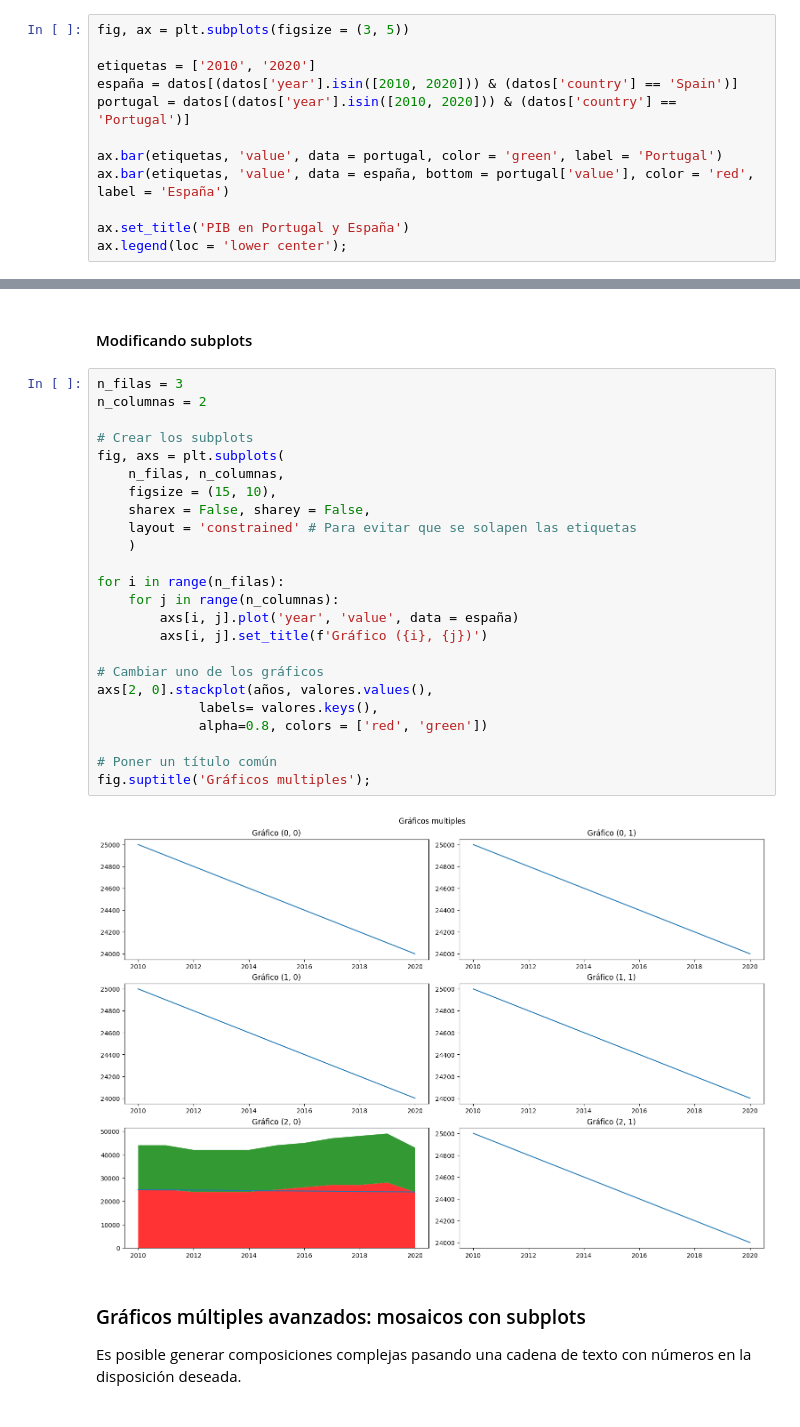
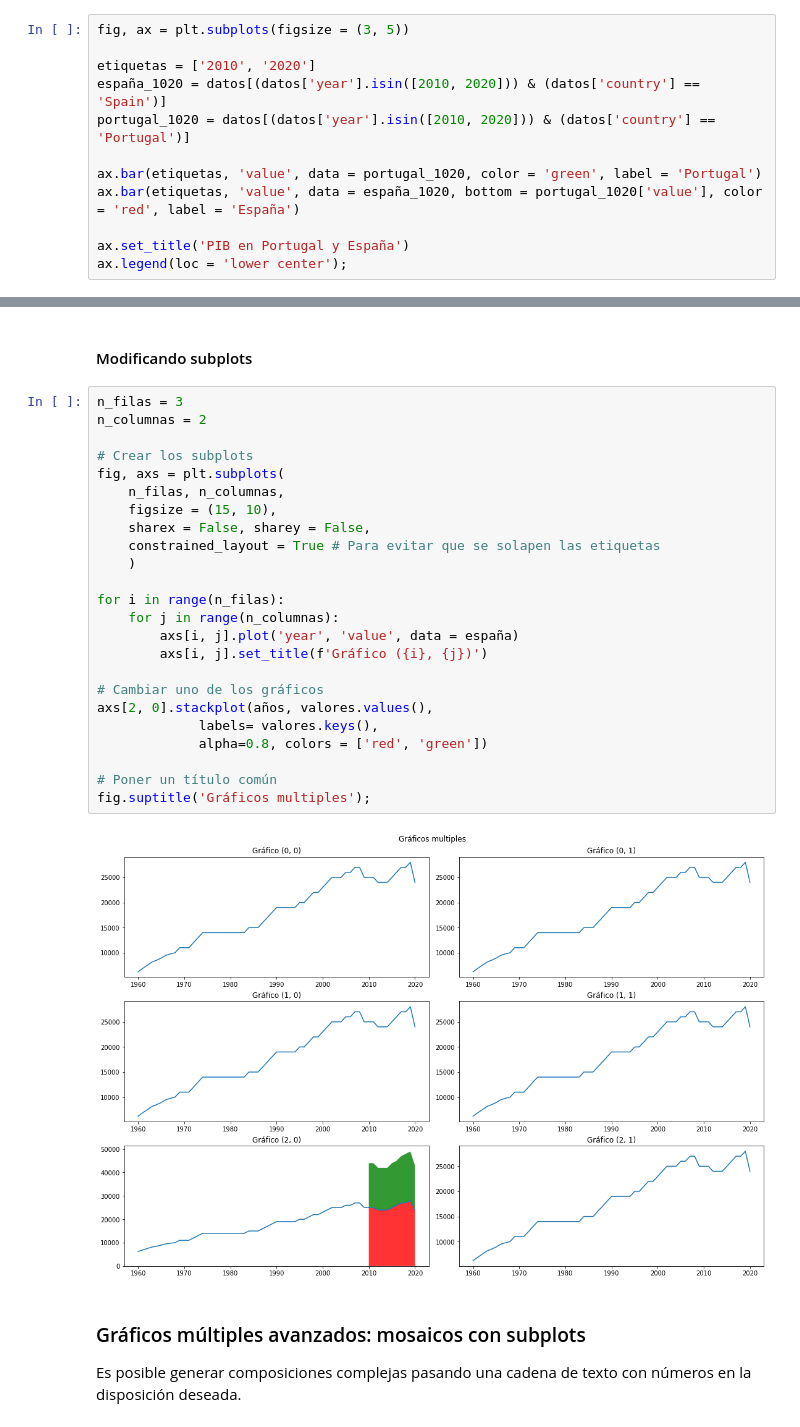
Before and after one commit to fjgarciaes/visualizacion_ironhack_19_01_2023, a Jupyter notebook: aux_notebooks/Seminario_visualizacion_Ironhack_19_01_2023_complete_version.ipynb, the cells around one changed output, grey strips where cells are left out. Saved outputs shown, nothing was run; the diff lists cells and outputs as text.

```diff
--- a/aux_notebooks/Seminario_visualizacion_Ironhack_19_01_2023_complete_version.ipynb
+++ b/aux_notebooks/Seminario_visualizacion_Ironhack_19_01_2023_complete_version.ipynb
@@ -360,11 +360,11 @@ ax.axis('equal');
 fig, ax = plt.subplots(figsize = (3, 5))
 
 etiquetas = ['2010', '2020']
-españa = datos[(datos['year'].isin([2010, 2020])) & (datos['country'] == 'Spain')]
-portugal = datos[(datos['year'].isin([2010, 2020])) & (datos['country'] == 'Portugal')]
+españa_1020 = datos[(datos['year'].isin([2010, 2020])) & (datos['country'] == 'Spain')]
+portugal_1020 = datos[(datos['year'].isin([2010, 2020])) & (datos['country'] == 'Portugal')]
 
-ax.bar(etiquetas, 'value', data = portugal, color = 'green', label = 'Portugal')
-ax.bar(etiquetas, 'value', data = españa, bottom = portugal['value'], color = 'red', label = 'España')
+ax.bar(etiquetas, 'value', data = portugal_1020, color = 'green', label = 'Portugal')
+ax.bar(etiquetas, 'value', data = españa_1020, bottom = portugal_1020['value'], color = 'red', label = 'España')
 
 ax.set_title('PIB en Portugal y España')
 ax.legend(loc = 'lower center');
@@ -411,29 +411,29 @@ fig.tight_layout();
 # %%
 n_filas = 3
 n_columnas = 2
 
 # Crear los subplots
 fig, axs = plt.subplots(
     n_filas, n_columnas,
     figsize = (15, 10),
     sharex = False, sharey = False,
-    layout = 'constrained' # Para evitar que se solapen las etiquetas
+    constrained_layout = True # Para evitar que se solapen las etiquetas
     )
 
 for i in range(n_filas):
     for j in range(n_columnas):
         axs[i, j].plot('year', 'value', data = españa)
         axs[i, j].set_title(f'Gráfico ({i}, {j})')
 
 # Cambiar uno de los gráficos
 axs[2, 0].stackplot(años, valores.values(),
              labels= valores.keys(),
              alpha=0.8, colors = ['red', 'green'])
 
 # Poner un título común
 fig.suptitle('Gráficos multiples');
 # %% [output]
-[figure, old version]
+[figure, new version]
 # %% [markdown]
 ### Gráficos múltiples avanzados: mosaicos con subplots
 
```
Also changed, not shown: parts of 10 cells of this notebook, 1 other file.
